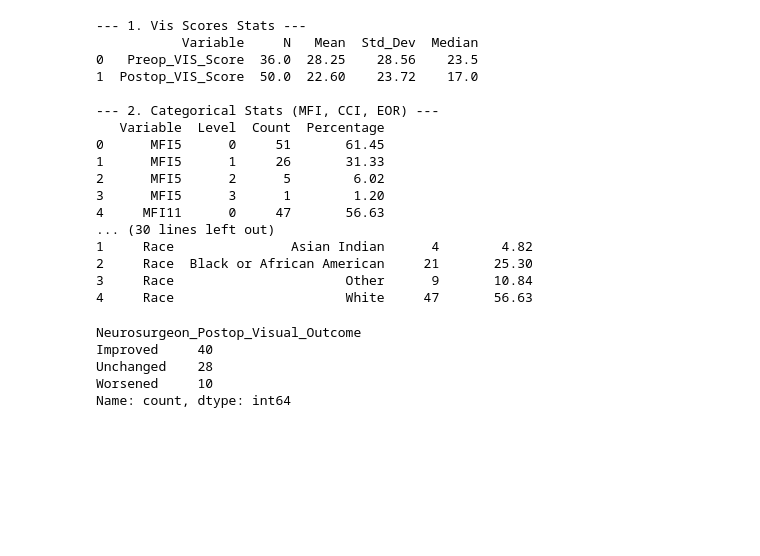
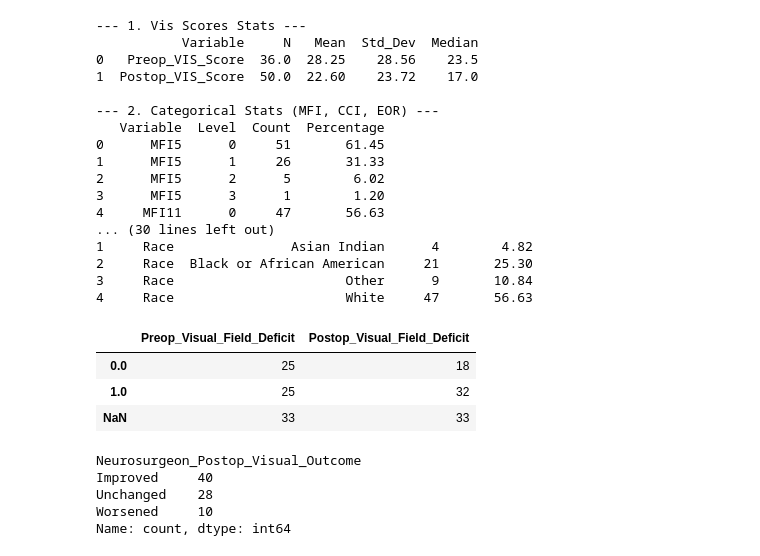
Before and after one commit to ygrepo/Craniopharyngiomas_Image_Segmentation, a Jupyter notebook: notebooks/vision_data.ipynb, the cells around one changed output. Saved outputs shown, nothing was run; the diff lists cells and outputs as text; code cells hidden in the pictures; blank space fills up the shorter version.

```diff
--- a/notebooks/vision_data.ipynb
+++ b/notebooks/vision_data.ipynb
@@ -204,6 +203,17 @@ cat_stats.to_csv('../output/metrics/stats_5_race.csv', index=False)
 2     Race  Black or African American     21       25.30
 3     Race                      Other      9       10.84
 4     Race                      White     47       56.63
+# %%
+vis_cols = ['Preop_Visual_Field_Deficit', 'Postop_Visual_Field_Deficit']
+vf_counts = df[vis_cols].apply(lambda x: x.value_counts(dropna=False))
+# Visual Field Deficit
+vf_counts.to_csv('../output/metrics/stats_vis_field_deficit_scores.csv', index=True)
+vf_counts
+# %% [output]
+|  | Preop_Visual_Field_Deficit | Postop_Visual_Field_Deficit |
+| 0.0 | 25 | 18 |
+| 1.0 | 25 | 32 |
+| NaN | 33 | 33 |
 # %%
 df["Neurosurgeon_Postop_Visual_Outcome"].value_counts()
 # %% [output]
```
Also changed, not shown: parts of 1 cell of this notebook, 1 other file.
